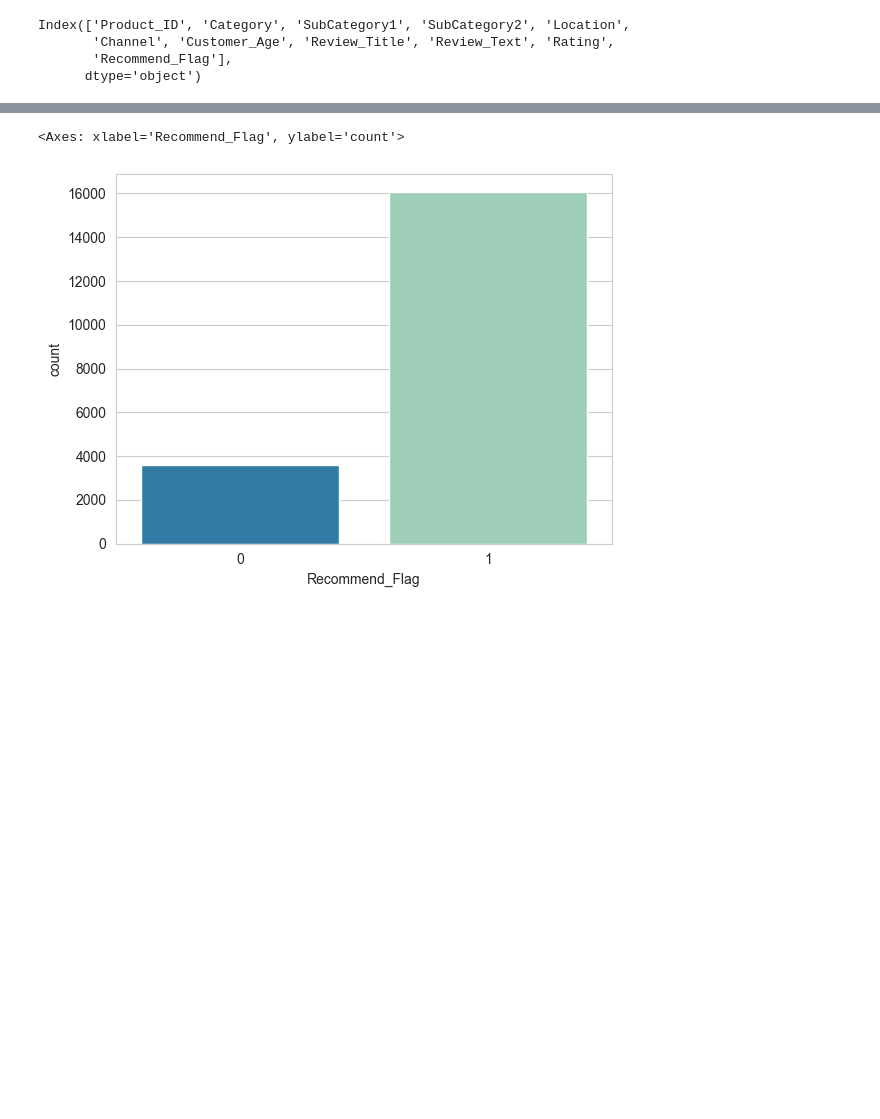
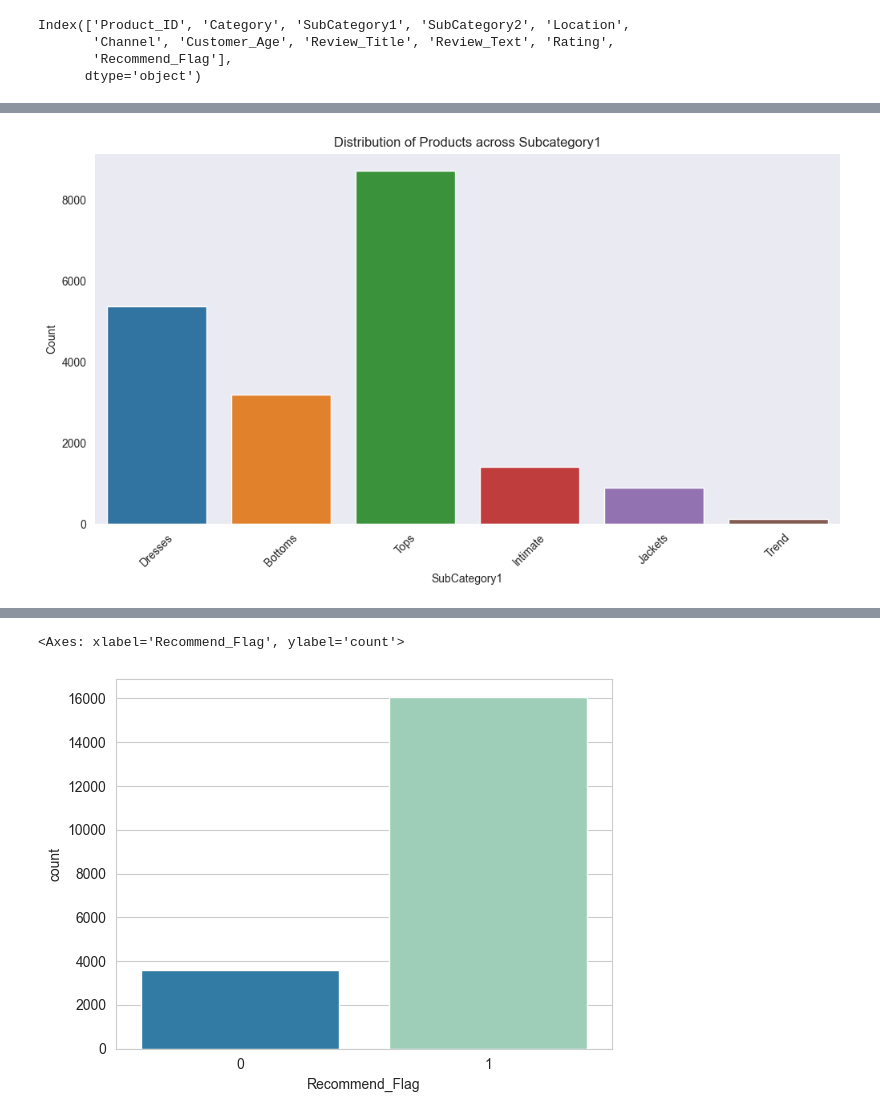
Before and after one commit to phallyn-chean/data-science-project, a Jupyter notebook: src/Data_Cleaning.ipynb, the cells around one changed output, grey strips where cells are left out. Drawn from its saved outputs; the diff is of its cells as text; code cells hidden in the pictures; blank space fills up the shorter version.

```diff
--- a/src/Data_Cleaning.ipynb
+++ b/src/Data_Cleaning.ipynb
@@ -238,0 +253,10 @@ Index(['Product_ID', 'Category', 'SubCategory1', 'SubCategory2', 'Location',
+# %%
+plt.figure(figsize=(12, 6))
+sns.countplot(x='SubCategory1', data=dataset)
+plt.title('Distribution of Products across Subcategory1')
+plt.xlabel('SubCategory1')
+plt.ylabel('Count')
+plt.xticks(rotation=45)
+plt.show()
+# %% [output]
+[figure, added]
```
Also changed, not shown: parts of 11 cells of this notebook.
